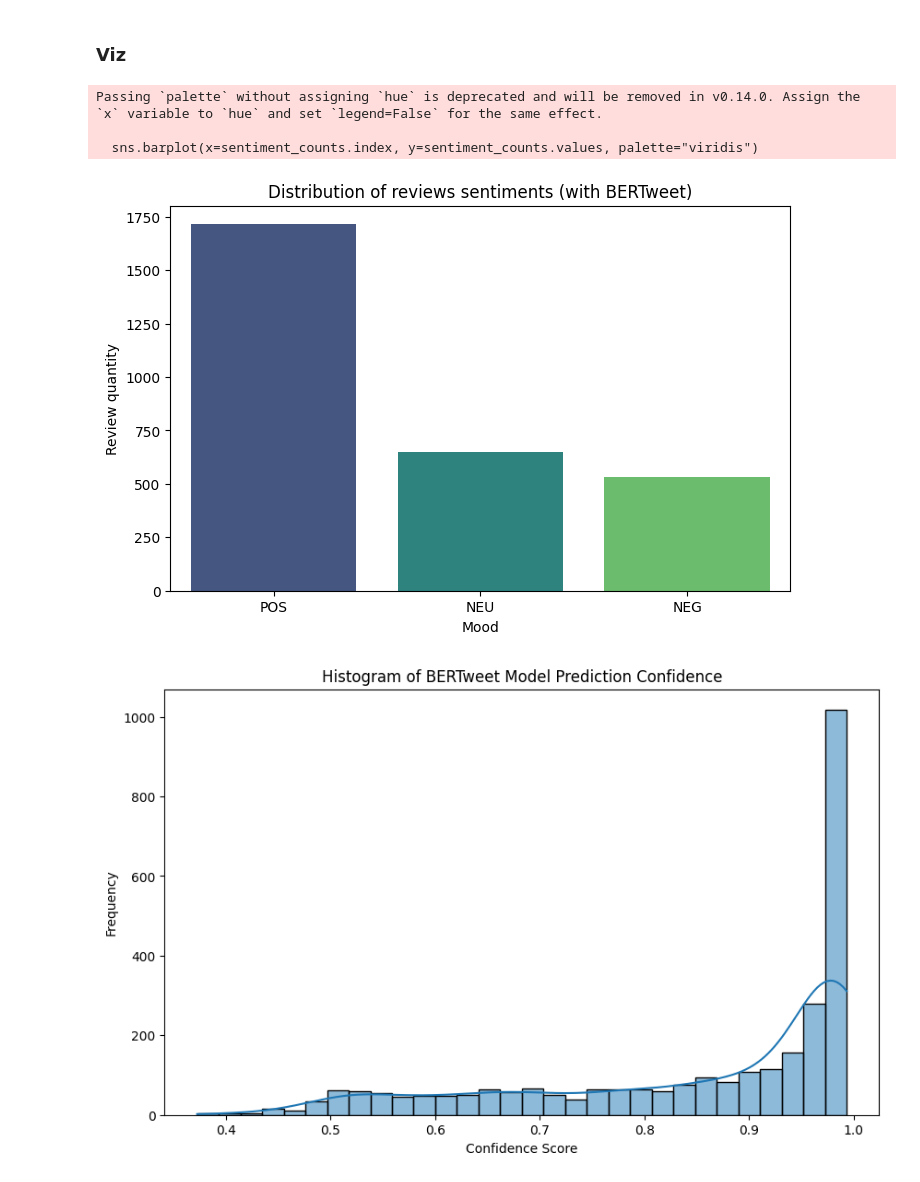
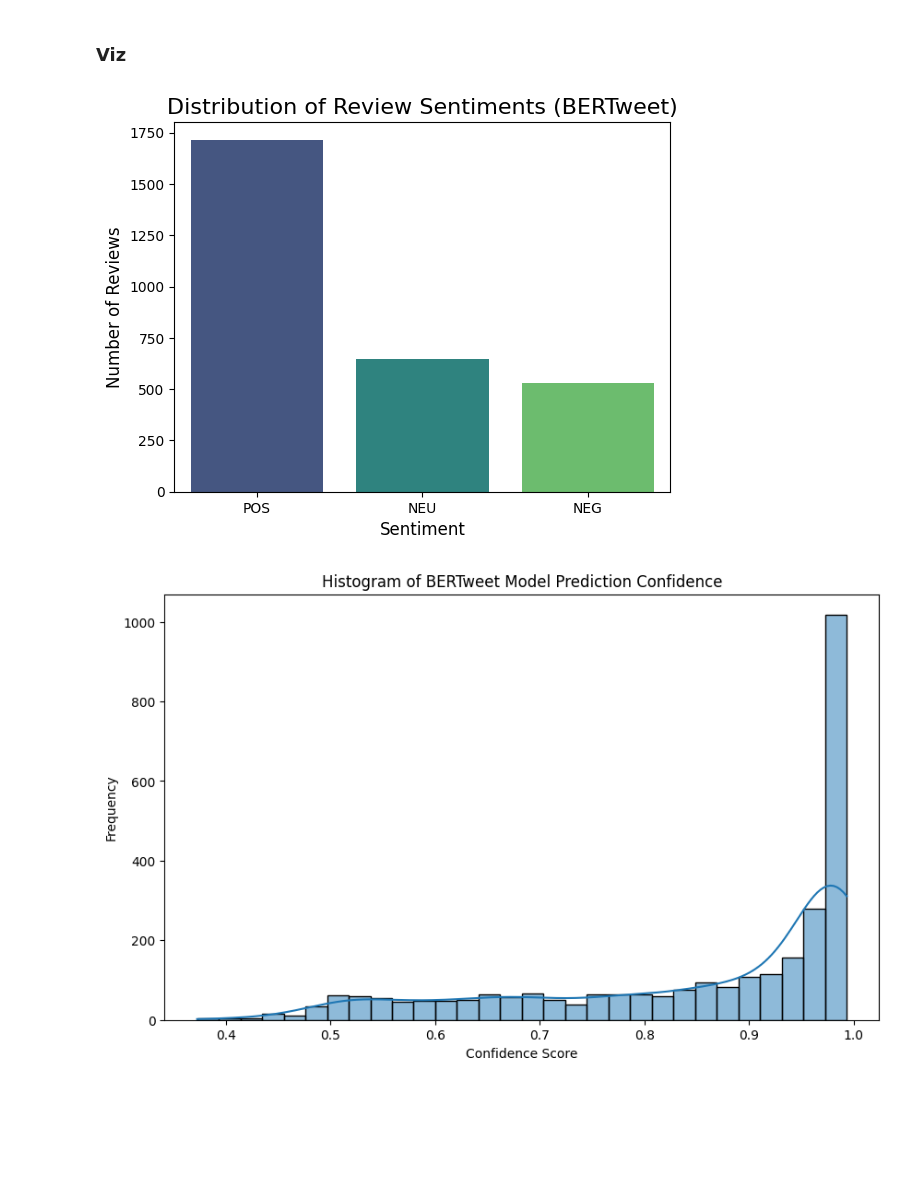
Before and after one commit to orangegreen212/Sentiment-Analysis-LTSM-and-BERT-Model, a Jupyter notebook: Sentiment_analysis.ipynb, the cells around one changed output. Saved outputs shown, nothing was run; the diff lists cells and outputs as text; code cells hidden in the pictures; blank space fills up the shorter version.

```diff
--- a/Sentiment_analysis.ipynb
+++ b/Sentiment_analysis.ipynb
@@ -1223,23 +1223,20 @@ Result: NEG (Probability of Positive: 0.1699)
 # %% [markdown]
 ### Viz
 # %%
-import matplotlib.pyplot as plt
-import seaborn as sns
+sns.barplot(
+    x=sentiment_counts.index,
+    y=sentiment_counts.values,
+    hue=sentiment_counts.index,
+    palette="viridis",
+    legend=False
+)
 
-
-sentiment_counts = data['bertweet_sentiment_label'].value_counts()
-
-plt.figure(figsize=(8, 5))
-sns.barplot(x=sentiment_counts.index, y=sentiment_counts.values, palette="viridis")
-plt.title('Distribution of reviews sentiments (with BERTweet)')
-plt.xlabel('Mood')
-plt.ylabel('Review quantity')
+plt.title('Distribution of Review Sentiments (BERTweet)', fontsize=16)
+plt.xlabel('Sentiment', fontsize=12)
+plt.ylabel('Number of Reviews', fontsize=12)
 plt.show()
 # %% [output]
-Passing `palette` without assigning `hue` is deprecated and will be removed in v0.14.0. Assign the `x` variable to `hue` and set `legend=False` for the same effect.
-
-  sns.barplot(x=sentiment_counts.index, y=sentiment_counts.values, palette="viridis")
-[figure, old version]
+[figure, new version]
 # %%
 plt.figure(figsize=(10, 6))
 sns.histplot(data['bertweet_sentiment_score'], bins=30, kde=True)
```
